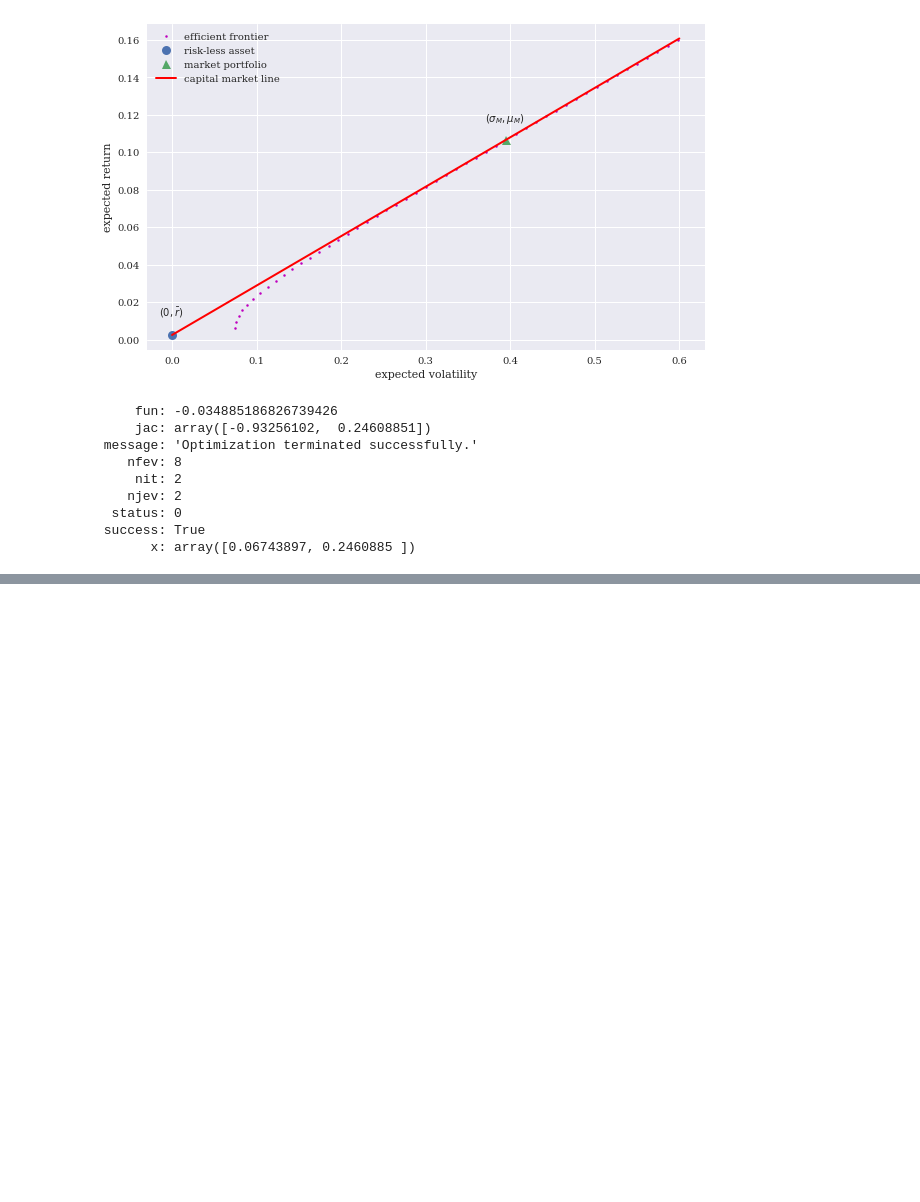
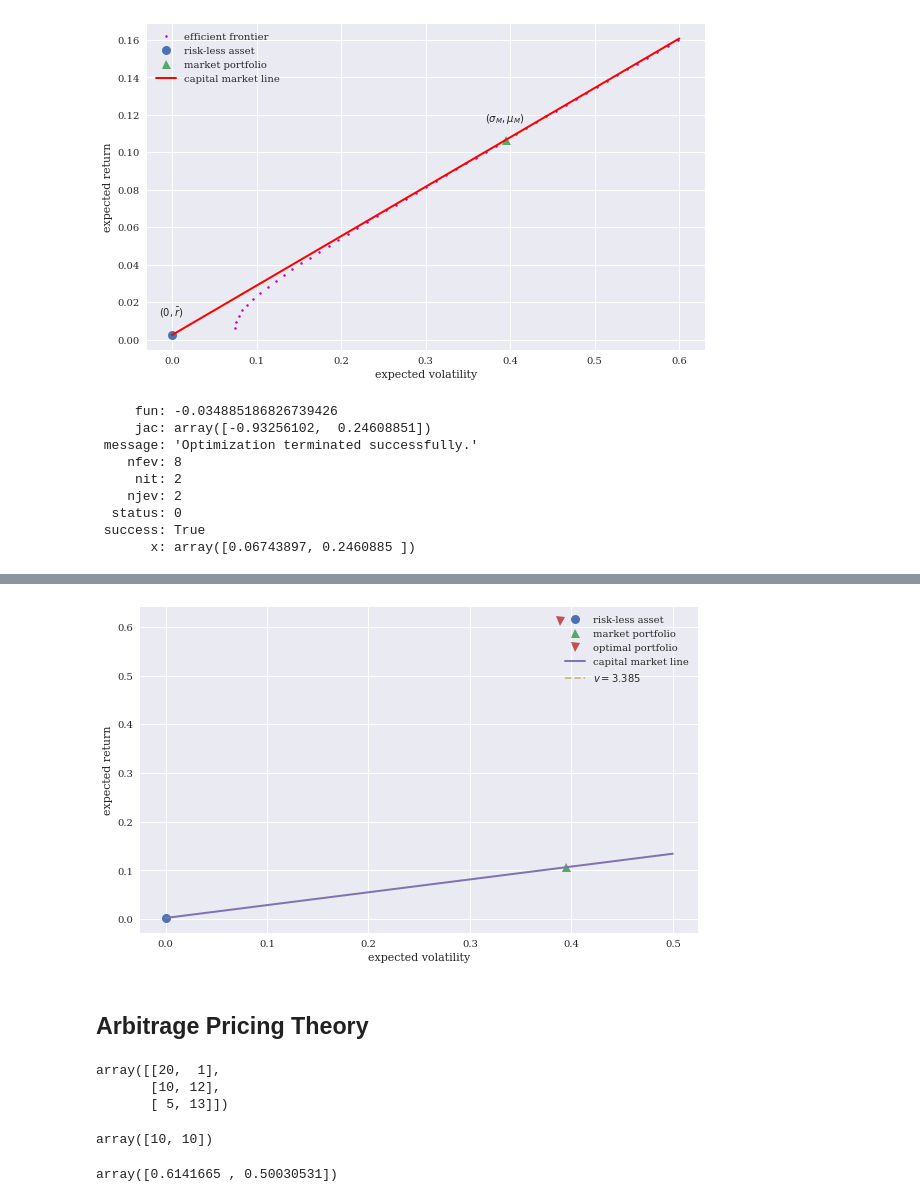
Before and after one commit to michaelsyao/AI_in_Finance, a Jupyter notebook: 03_normative_finance.ipynb, the cells around one changed output, grey strips where cells are left out. Cells and saved outputs as stored; diff of their text form; code cells hidden in the pictures; blank space fills up the shorter version.

```diff
--- a/03_normative_finance.ipynb
+++ b/03_normative_finance.ipynb
@@ -424,0 +486,29 @@ init_printing(use_unicode=False, use_latex=False)
+# %%
+f = lambdify(sigma, u)
+# %%
+u_ = f(sigma_)
+# %%
+plt.figure(figsize=(10, 6))
+plt.plot(0, r, 'o', ms=9, label='risk-less asset')
+plt.plot(sigma_M, mu_M, '^', ms=9, label='market portfolio')
+plt.plot(opt['x'][1], opt['x'][0], 'v', ms=9, label='optimal portfolio')
+plt.plot((0, 0.5), (r, r + (mu_M - r) / sigma_M * 0.5),
+         label='capital market line', lw=2.0)
+plt.plot(sigma_, u_, '--', label='$v={}$'.format(-round(opt['fun'], 3)))
+plt.xlabel('expected volatility')
+plt.ylabel('expected return')
+plt.legend();
+# %% [output]
+[figure, added]
+# %% [markdown]
+## Arbitrage Pricing Theory
+# %%
+M1
+# %% [output]
+array([[20,  1],
+       [10, 12],
+       [ 5, 13]])
+# %%
+M0
+# %% [output]
+array([10, 10])
@@ -424,0 +517,5 @@ init_printing(use_unicode=False, use_latex=False)
+# %%
+reg = np.linalg.lstsq(M1, V1, rcond=-1)[0]
+reg
+# %% [output]
+array([0.6141665 , 0.50030531])
```
Also changed, not shown: parts of 26 cells of this notebook.
